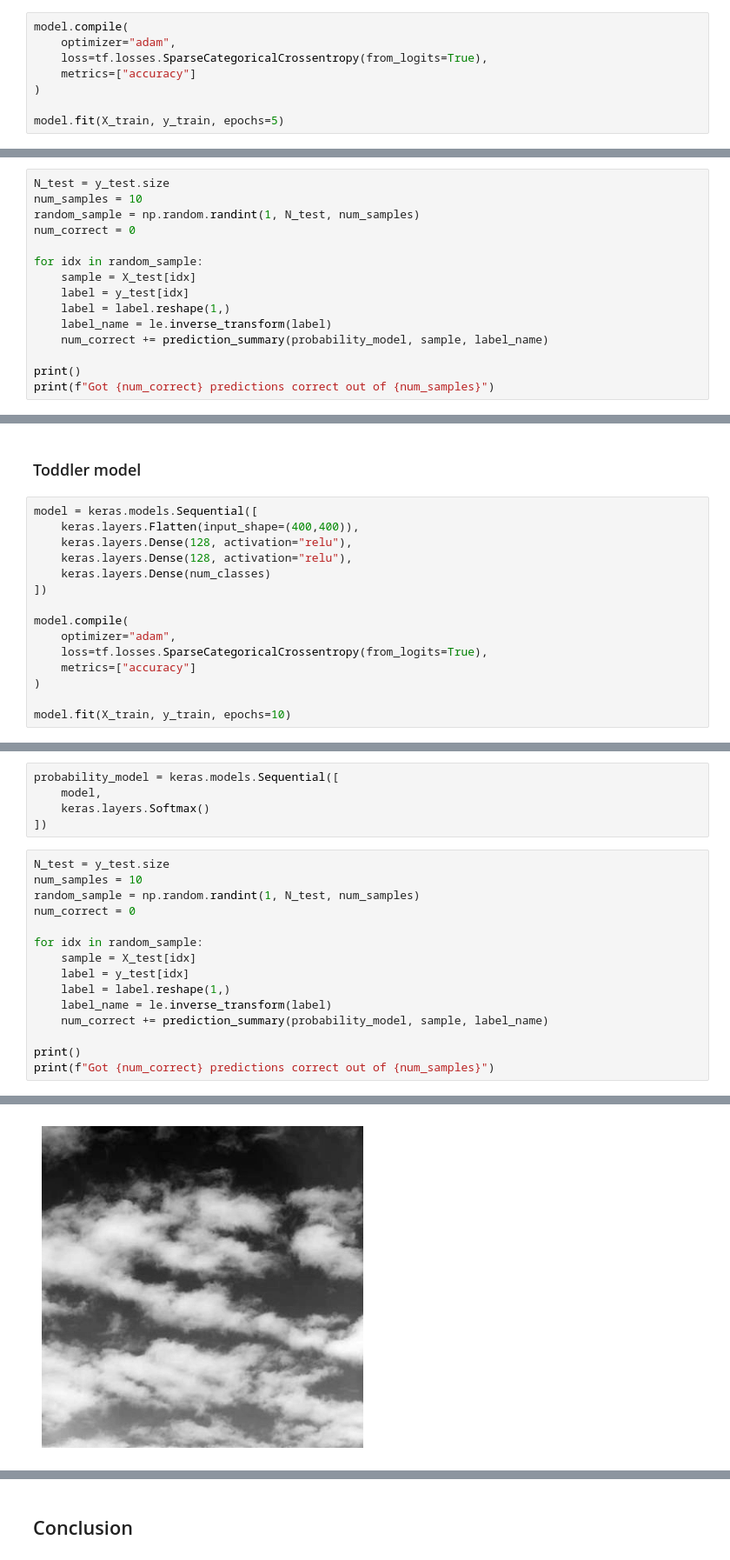
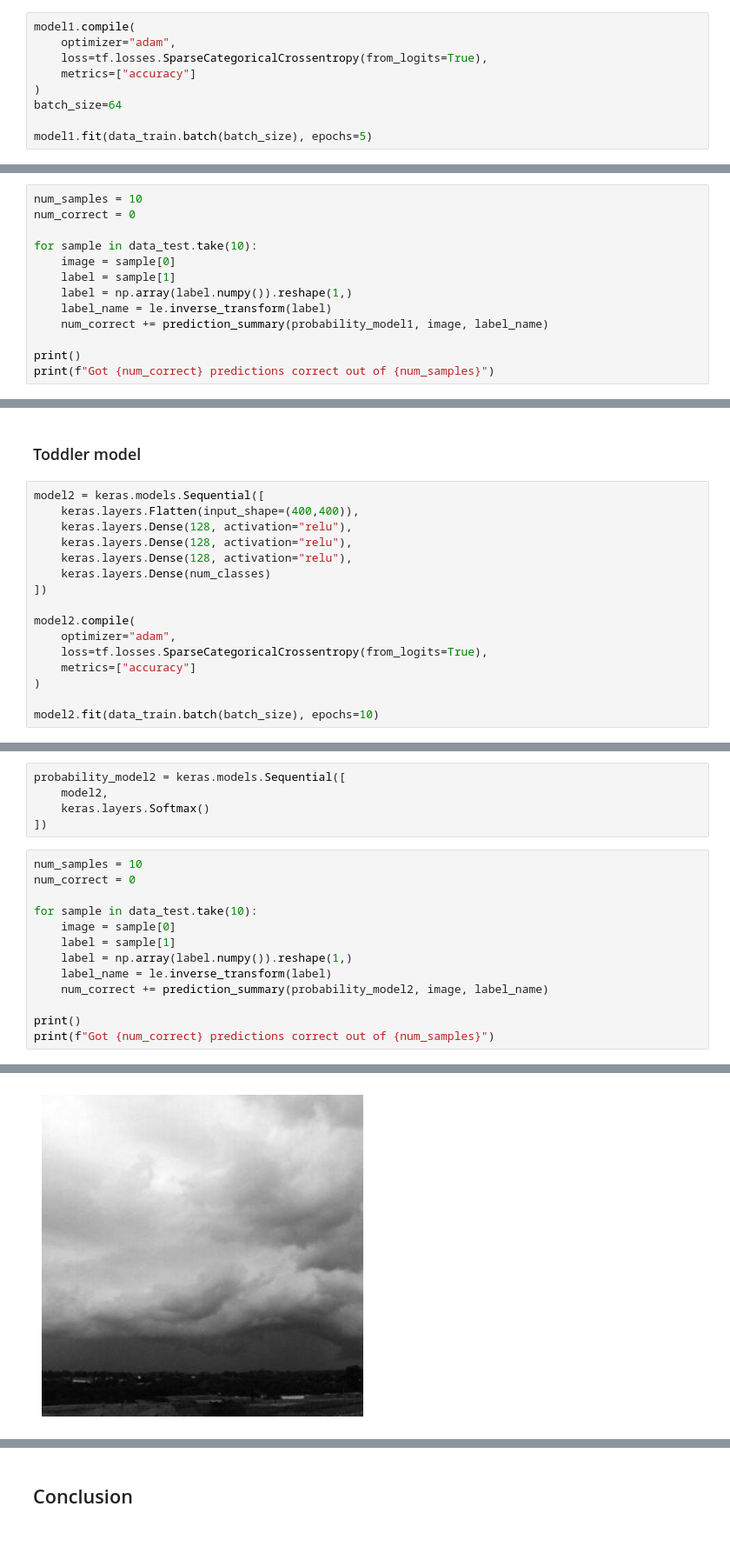
Before and after one commit to ibidyouadu/clouds-eda, a Jupyter notebook: modeling-first-attempt.ipynb, the cells around one changed output, grey strips where cells are left out. Shown at 87% size. Saved outputs shown, nothing was run; the diff lists cells and outputs as text.

```diff
--- a/modeling-first-attempt.ipynb
+++ b/modeling-first-attempt.ipynb
@@ -101,12 +113,13 @@ Model: "sequential"
  Trainable params: 10,240,779 (39.07 MB)
  Non-trainable params: 0 (0.00 B)
 # %%
-model.compile(
+model1.compile(
     optimizer="adam",
     loss=tf.losses.SparseCategoricalCrossentropy(from_logits=True),
     metrics=["accuracy"]
 )
+batch_size=64
 
-model.fit(X_train, y_train, epochs=5)
+model1.fit(data_train.batch(batch_size), epochs=5)
 # %% [output]
 Epoch 1/5
@@ -149,17 +166,15 @@ def prediction_summary(model, sample, label_name):
     else:
         return 0
 # %%
-N_test = y_test.size
 num_samples = 10
-random_sample = np.random.randint(1, N_test, num_samples)
 num_correct = 0
 
-for idx in random_sample:
-    sample = X_test[idx]
-    label = y_test[idx]
-    label = label.reshape(1,)
+for sample in data_test.take(10):
+    image = sample[0]
+    label = sample[1]
+    label = np.array(label.numpy()).reshape(1,)
     label_name = le.inverse_transform(label)
-    num_correct += prediction_summary(probability_model, sample, label_name)
+    num_correct += prediction_summary(probability_model1, image, label_name)
 
 print()
 print(f"Got {num_correct} predictions correct out of {num_samples}")
@@ -203,19 +221,20 @@ This model sucks. Make it bigger maybe?
 # %% [markdown]
 ### Toddler model
 # %%
-model = keras.models.Sequential([
+model2 = keras.models.Sequential([
     keras.layers.Flatten(input_shape=(400,400)),
+    keras.layers.Dense(128, activation="relu"),
     keras.layers.Dense(128, activation="relu"),
     keras.layers.Dense(128, activation="relu"),
     keras.layers.Dense(num_classes)
 ])
 
-model.compile(
+model2.compile(
     optimizer="adam",
     loss=tf.losses.SparseCategoricalCrossentropy(from_logits=True),
     metrics=["accuracy"]
 )
 
-model.fit(X_train, y_train, epochs=10)
+model2.fit(data_train.batch(batch_size), epochs=10)
 # %% [output]
 Epoch 1/10
@@ -242,20 +264,18 @@ Epoch 10/10
 # %%
-probability_model = keras.models.Sequential([
-    model,
+probability_model2 = keras.models.Sequential([
+    model2,
     keras.layers.Softmax()
 ])
 # %%
-N_test = y_test.size
 num_samples = 10
-random_sample = np.random.randint(1, N_test, num_samples)
 num_correct = 0
 
-for idx in random_sample:
-    sample = X_test[idx]
-    label = y_test[idx]
-    label = label.reshape(1,)
+for sample in data_test.take(10):
+    image = sample[0]
+    label = sample[1]
+    label = np.array(label.numpy()).reshape(1,)
     label_name = le.inverse_transform(label)
-    num_correct += prediction_summary(probability_model, sample, label_name)
+    num_correct += prediction_summary(probability_model2, image, label_name)
 
 print()
 print(f"Got {num_correct} predictions correct out of {num_samples}")
@@ -283 +305 @@ The true label is ['Cc']
-[figure, old version]
+[figure, new version]
```
Also changed, not shown: parts of 32 cells of this notebook, 2 other files.
